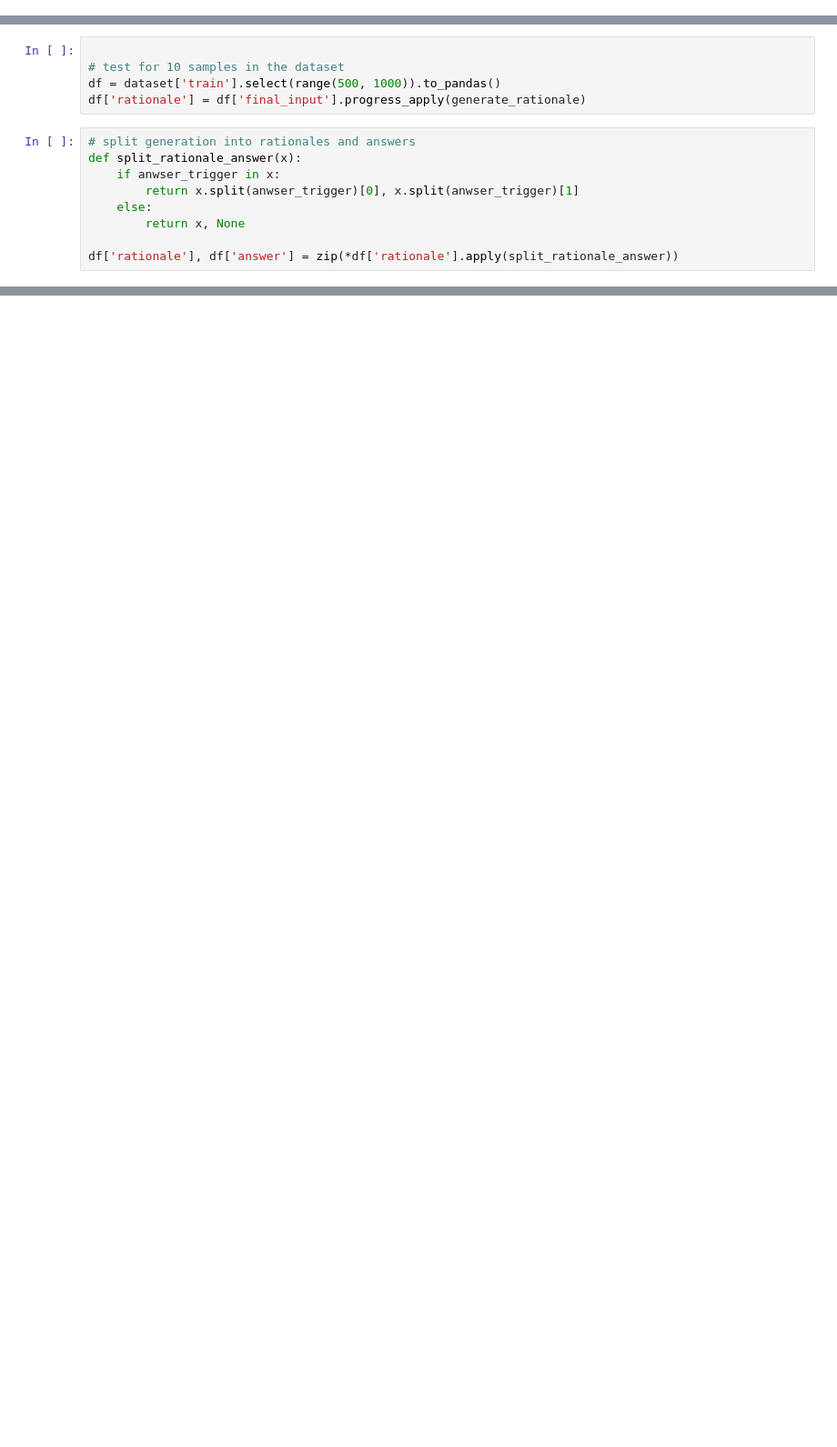
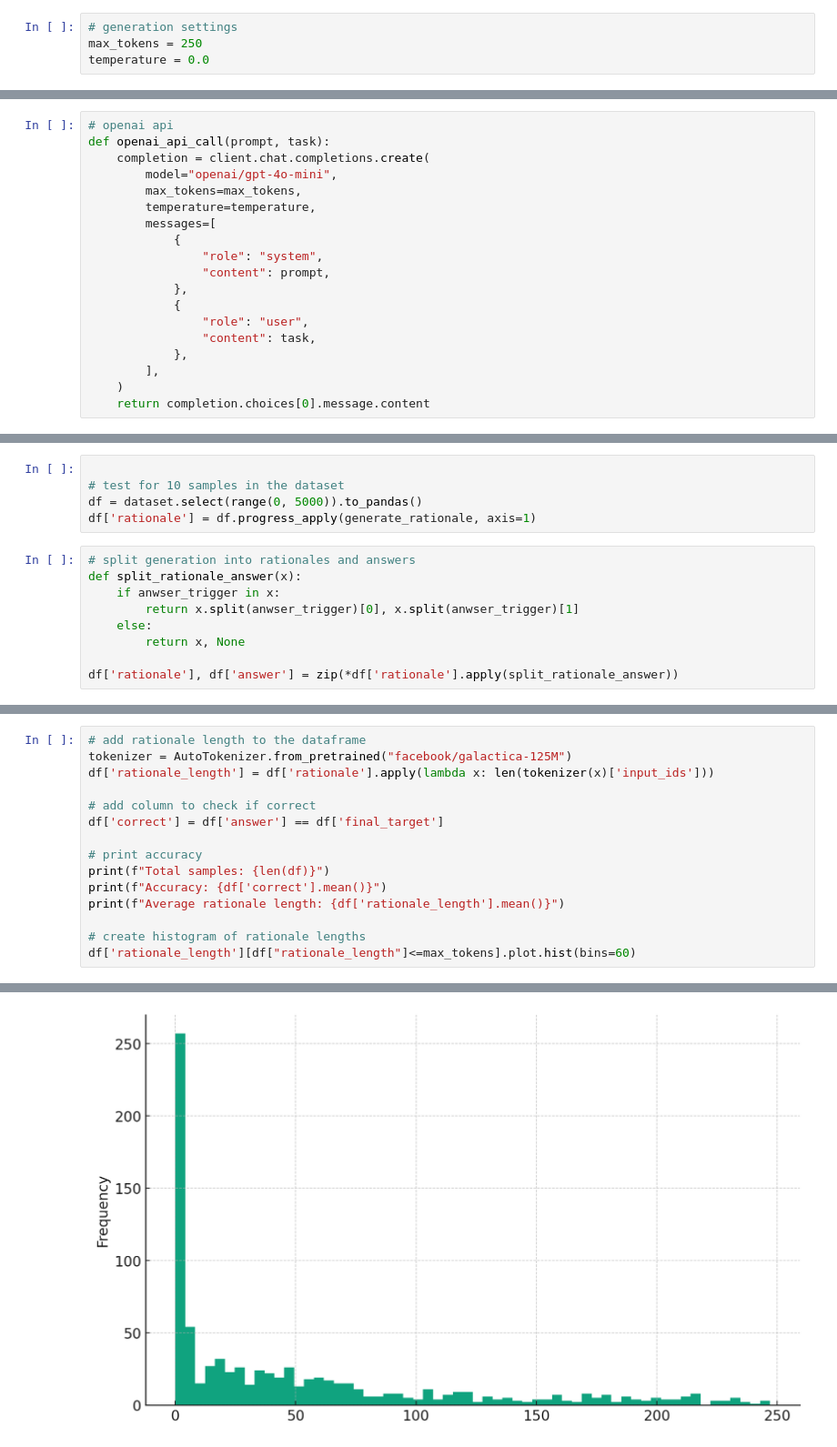
Before and after one commit to Jorineg/ThinkingLLMs, a Jupyter notebook: add_rationales.ipynb, the cells around one changed output, grey strips where cells are left out. Shown at 91% size. Cells and saved outputs as stored; diff of their text form; blank space fills up the shorter version.

```diff
--- a/add_rationales.ipynb
+++ b/add_rationales.ipynb
@@ -51,0 +45,4 @@ rationales = []
+# %%
+# generation settings
+max_tokens = 250
+temperature = 0.0
@@ -52,2 +70,21 @@ rationales = []
+# %%
+# openai api
+def openai_api_call(prompt, task):
+    completion = client.chat.completions.create(
+        model="openai/gpt-4o-mini",
+        max_tokens=max_tokens,
+        temperature=temperature,
+        messages=[
+            {
+                "role": "system",
+                "content": prompt,
+            },
+            {
+                "role": "user",
+                "content": task,
+            },
+        ],
+    )
+    return completion.choices[0].message.content
 # %%
 anwser_trigger = "ANSWER: "
@@ -79,8 +114,8 @@ def generate_rationale(task):
 # %%
 
 # test for 10 samples in the dataset
-df = dataset['train'].select(range(500, 1000)).to_pandas()
-df['rationale'] = df['final_input'].progress_apply(generate_rationale)
+df = dataset.select(range(0, 5000)).to_pandas()
+df['rationale'] = df.progress_apply(generate_rationale, axis=1)
 # %%
 # split generation into rationales and answers
 def split_rationale_answer(x):
@@ -147,0 +128,16 @@ filtered_df_1
+# %%
+# add rationale length to the dataframe
+tokenizer = AutoTokenizer.from_pretrained("facebook/galactica-125M")
+df['rationale_length'] = df['rationale'].apply(lambda x: len(tokenizer(x)['input_ids']))
+
+# add column to check if correct
+df['correct'] = df['answer'] == df['final_target']
+
+# print accuracy
+print(f"Total samples: {len(df)}")
+print(f"Accuracy: {df['correct'].mean()}")
+print(f"Average rationale length: {df['rationale_length'].mean()}")
+
+# create histogram of rationale lengths
+df['rationale_length'][df["rationale_length"]<=max_tokens].plot.hist(bins=60)
+# %% [output]
@@ -147,0 +148 @@ filtered_df_1
+[figure, added]
```
Also changed, not shown: parts of 18 cells of this notebook, 2 other files.
